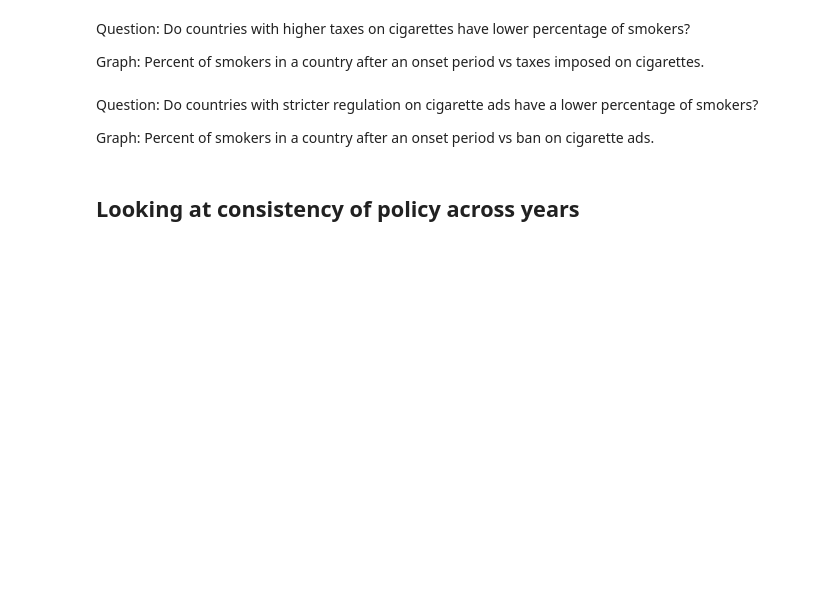
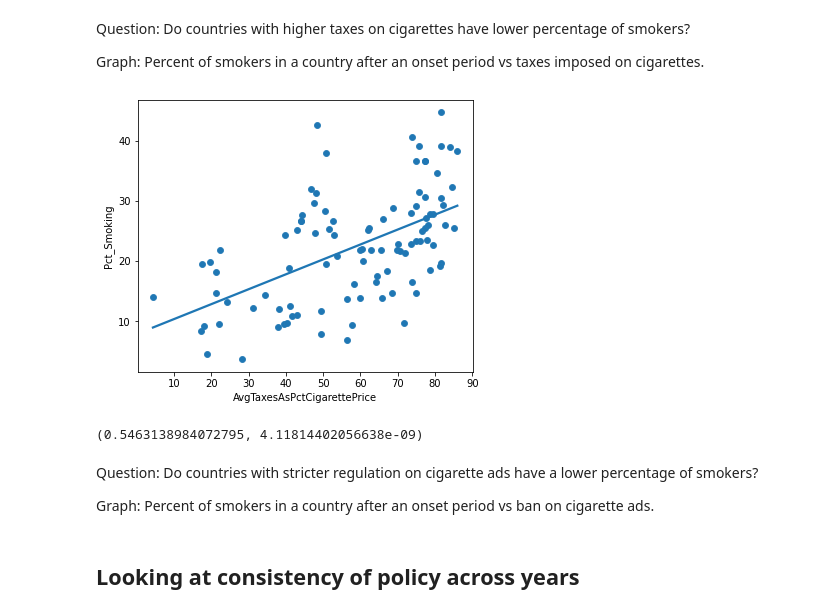
Before and after one commit to QiyunC/Citadel-Datathon-2021, a Jupyter notebook: EDA.ipynb, the cells around one changed output. Saved outputs shown, nothing was run; the diff lists cells and outputs as text; code cells hidden in the pictures; blank space fills up the shorter version.

```diff
--- a/EDA.ipynb
+++ b/EDA.ipynb
@@ -142,3 +225,15 @@ px.scatter(reg_use_df, x="AvgTaxesAsPctCigarettePrice", y="Pct_Smoking", title="
+# %%
+# fig = px.scatter(reg_use_df, x="AvgTaxesAsPctCigarettePrice", y="Pct_Smoking", trendline="ols")
+# fig.show()
+# fig.write_image("plots/tax_no_norm.png")
+draw_tax_plot(reg_use_df, save="tax_no_norm.png")
+# %% [output]
+[figure, added]
+# %%
+clean_df = reg_use_df.dropna(subset=["AvgTaxesAsPctCigarettePrice", "Pct_Smoking"])
+scipy.stats.pearsonr(clean_df["AvgTaxesAsPctCigarettePrice"], clean_df["Pct_Smoking"])
+# %% [output]
+(0.5463138984072795, 4.11814402056638e-09)
 # %% [markdown]
 Question: Do countries with stricter regulation on cigarette ads have a lower percentage of smokers?
 
```
Also changed, not shown: parts of 37 cells of this notebook, 1 other file.
